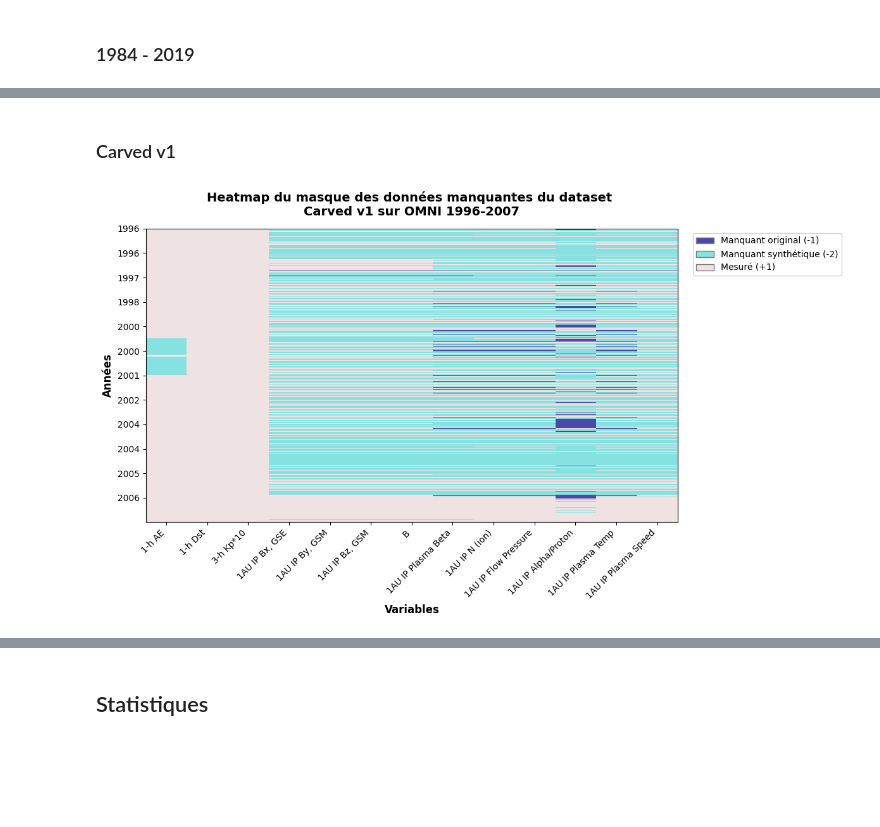
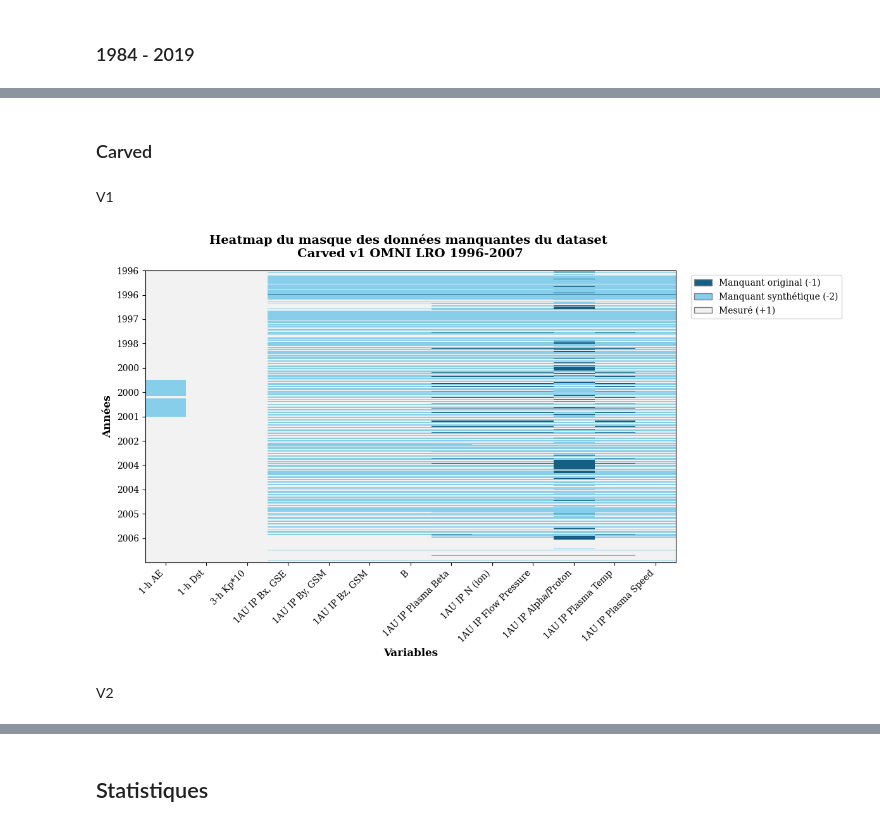
Before and after one commit to guenopierre/PMI2026, a Jupyter notebook: dataset_analysis.ipynb, the cells around one changed output, grey strips where cells are left out. Saved outputs shown, nothing was run; the diff lists cells and outputs as text; code cells hidden in the pictures; blank space fills up the shorter version.

```diff
--- a/dataset_analysis.ipynb
+++ b/dataset_analysis.ipynb
@@ -1,3 +3,6 @@
+# %%
+import matplotlib.pyplot as plt
+plt.rcParams['font.family'] = 'DejaVu Serif'  # ou 'DejaVu Sans' ou 'DejaVu Sans Mono'
 # %% [markdown]
 # Lecture des données
 # %% [markdown]
@@ -154,19 +201,24 @@ heatmap_missing_values(omni_speasycda2_1h_19840101_20191231[['1-h AE',
 # %% [markdown]
-### Carved v1
+### Carved
+# %% [markdown]
+V1
 # %%
 heatmap_mask(maskint_carvedv1_omni_speasycda2_1h_19960101_20071231[['1-h AE',
                                                             '1-h Dst',
                                                             '3-h Kp*10',
                                                             '1AU IP Bx, GSE',
                                                             '1AU IP By, GSM',
                                                             '1AU IP Bz, GSM',
                                                             'B',
                                                             '1AU IP Plasma Beta',
                                                             '1AU IP N (ion)',
                                                             '1AU IP Flow Pressure',
                                                             '1AU IP Alpha/Proton',
                                                             '1AU IP Plasma Temp',
                                                             '1AU IP Plasma Speed']],
-                                                              df_name='Carved v1 sur OMNI 1996-2007')
+                                                              df_name='Carved v1 OMNI LRO 1996-2007',
+                                                              cmap_= ['#87ceeb', "#156082", '#f2f2f2'])
 # %% [output]
-[figure, old version]
+[figure, new version]
+# %% [markdown]
+V2
```
Also changed, not shown: parts of 23 cells of this notebook.
